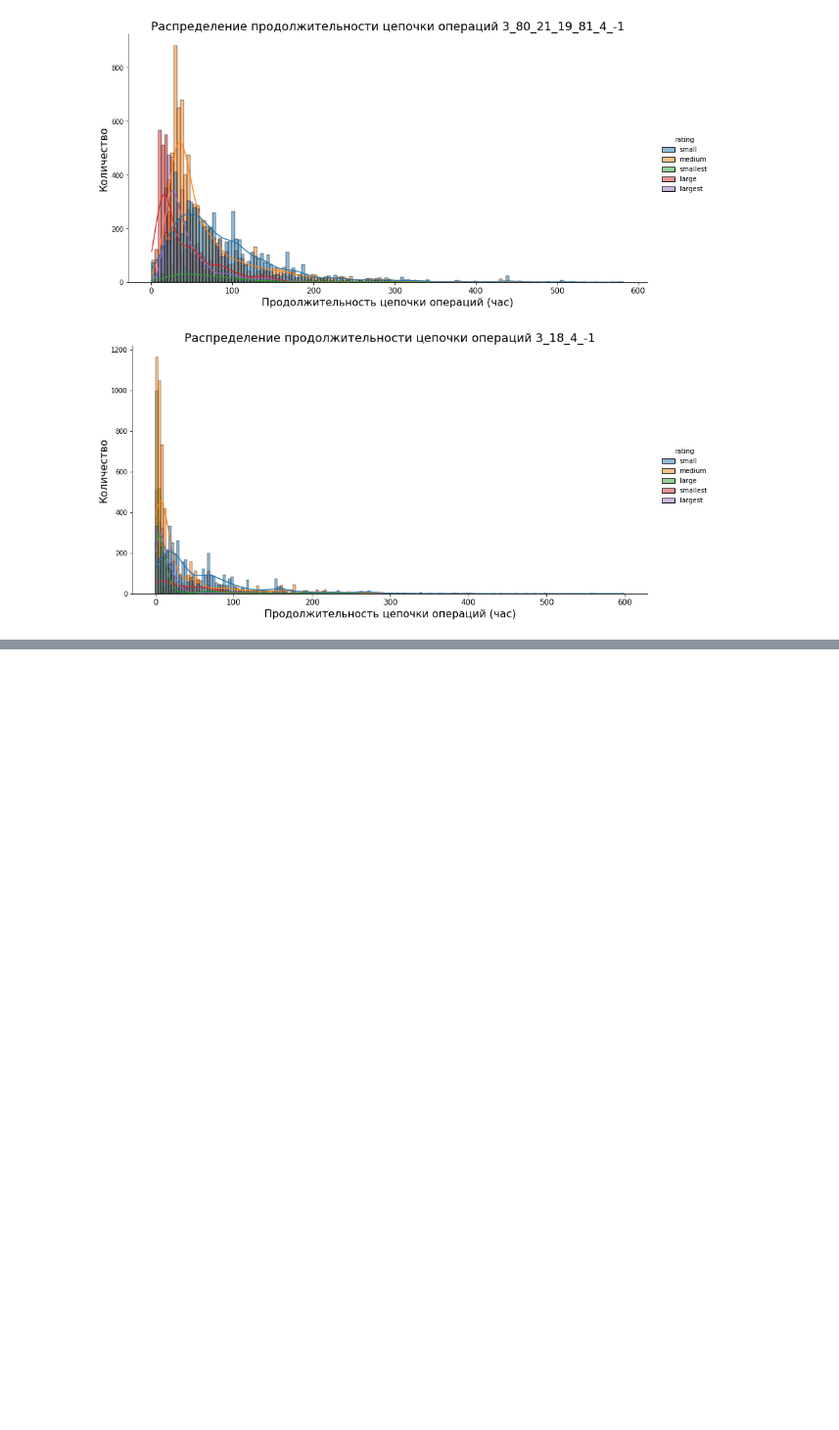
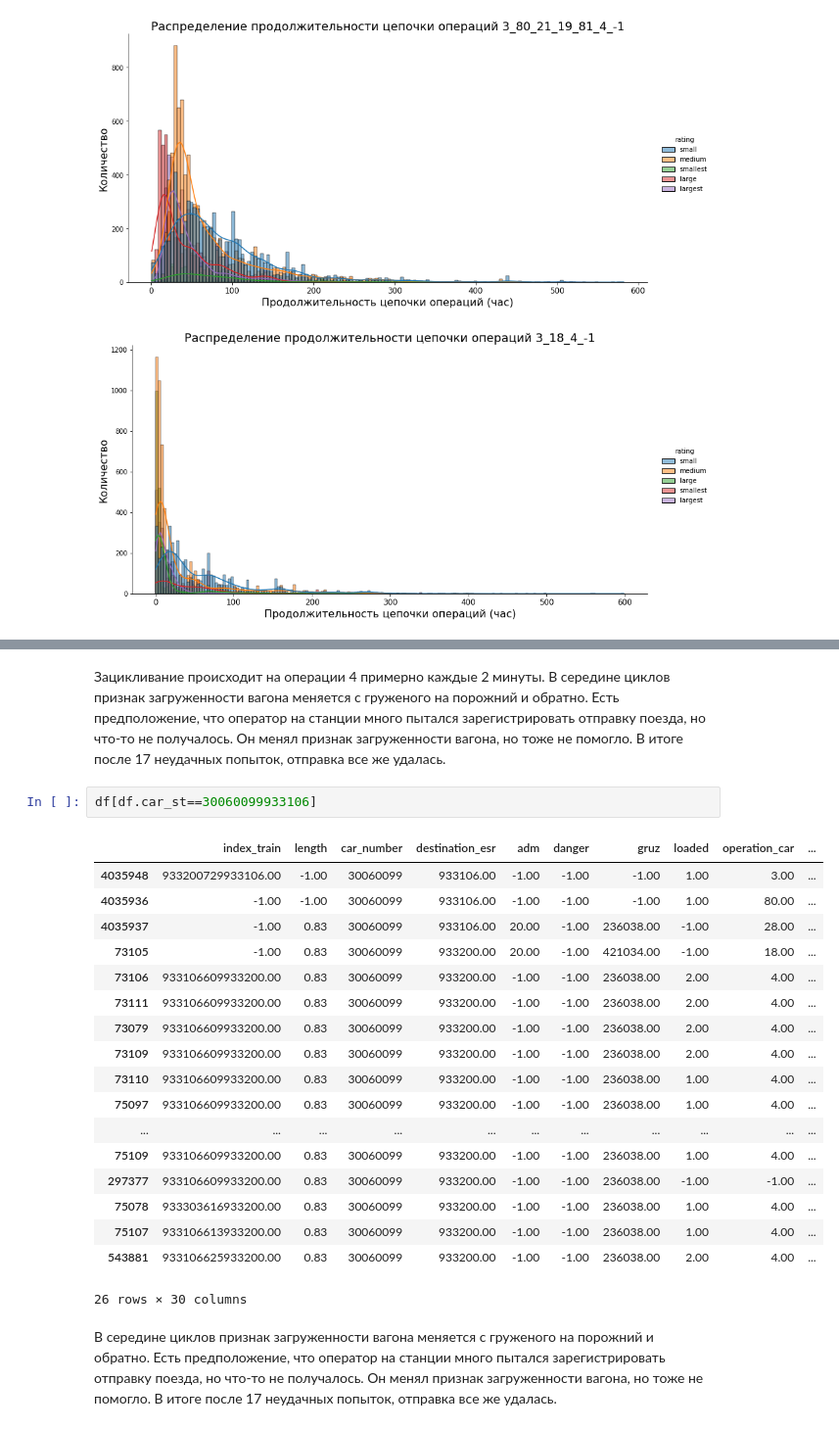
Before and after one commit to Juggernaut2105/hakatonRZD, a Jupyter notebook: RZD_chains.ipynb, the cells around one changed output, grey strips where cells are left out. Shown at 98% size. Saved outputs shown, nothing was run; the diff lists cells and outputs as text; blank space fills up the shorter version.

```diff
--- a/RZD_chains.ipynb
+++ b/RZD_chains.ipynb
@@ -614,0 +521,25 @@ Name: rating, dtype: int64
+# %% [markdown]
+Зацикливание происходит на операции 4 примерно каждые 2 минуты. В середине циклов признак загруженности вагона меняется с груженого на порожний и обратно. Есть предположение, что оператор на станции много пытался зарегистрировать отправку поезда, но что-то не получалось. Он менял признак загруженности вагона, но тоже не помогло. В итоге после 17 неудачных попыток, отправка все же удалась.
+# %%
+df[df.car_st==30060099933106]
+# %% [output]
+|  | index_train | length | car_number | destination_esr | adm | danger | gruz | loaded | operation_car | ... |
+| 4035948 | 933200729933106.00 | -1.00 | 30060099 | 933106.00 | -1.00 | -1.00 | -1.00 | 1.00 | 3.00 | ... |
+| 4035936 | -1.00 | -1.00 | 30060099 | 933106.00 | -1.00 | -1.00 | -1.00 | 1.00 | 80.00 | ... |
+| 4035937 | -1.00 | 0.83 | 30060099 | 933106.00 | 20.00 | -1.00 | 236038.00 | -1.00 | 28.00 | ... |
+| 73105 | -1.00 | 0.83 | 30060099 | 933200.00 | 20.00 | -1.00 | 421034.00 | -1.00 | 18.00 | ... |
+| 73106 | 933106609933200.00 | 0.83 | 30060099 | 933200.00 | -1.00 | -1.00 | 236038.00 | 2.00 | 4.00 | ... |
+| 73111 | 933106609933200.00 | 0.83 | 30060099 | 933200.00 | -1.00 | -1.00 | 236038.00 | 2.00 | 4.00 | ... |
+| 73079 | 933106609933200.00 | 0.83 | 30060099 | 933200.00 | -1.00 | -1.00 | 236038.00 | 2.00 | 4.00 | ... |
+| 73109 | 933106609933200.00 | 0.83 | 30060099 | 933200.00 | -1.00 | -1.00 | 236038.00 | 2.00 | 4.00 | ... |
+| 73110 | 933106609933200.00 | 0.83 | 30060099 | 933200.00 | -1.00 | -1.00 | 236038.00 | 1.00 | 4.00 | ... |
+| 75097 | 933106609933200.00 | 0.83 | 30060099 | 933200.00 | -1.00 | -1.00 | 236038.00 | 1.00 | 4.00 | ... |
+| ... | ... | ... | ... | ... | ... | ... | ... | ... | ... | ... |
+| 75109 | 933106609933200.00 | 0.83 | 30060099 | 933200.00 | -1.00 | -1.00 | 236038.00 | 1.00 | 4.00 | ... |
+| 297377 | 933106609933200.00 | 0.83 | 30060099 | 933200.00 | -1.00 | -1.00 | 236038.00 | -1.00 | -1.00 | ... |
+| 75078 | 933303616933200.00 | 0.83 | 30060099 | 933200.00 | -1.00 | -1.00 | 236038.00 | 1.00 | 4.00 | ... |
+| 75107 | 933106613933200.00 | 0.83 | 30060099 | 933200.00 | -1.00 | -1.00 | 236038.00 | 1.00 | 4.00 | ... |
+| 543881 | 933106625933200.00 | 0.83 | 30060099 | 933200.00 | -1.00 | -1.00 | 236038.00 | 2.00 | 4.00 | ... |
+26 rows × 30 columns
+# %% [markdown]
+В середине циклов признак загруженности вагона меняется с груженого на порожний и обратно. Есть предположение, что оператор на станции много пытался зарегистрировать отправку поезда, но что-то не получалось. Он менял признак загруженности вагона, но тоже не помогло. В итоге после 17 неудачных попыток, отправка все же удалась.
```
Also changed, not shown: parts of 30 cells of this notebook.
